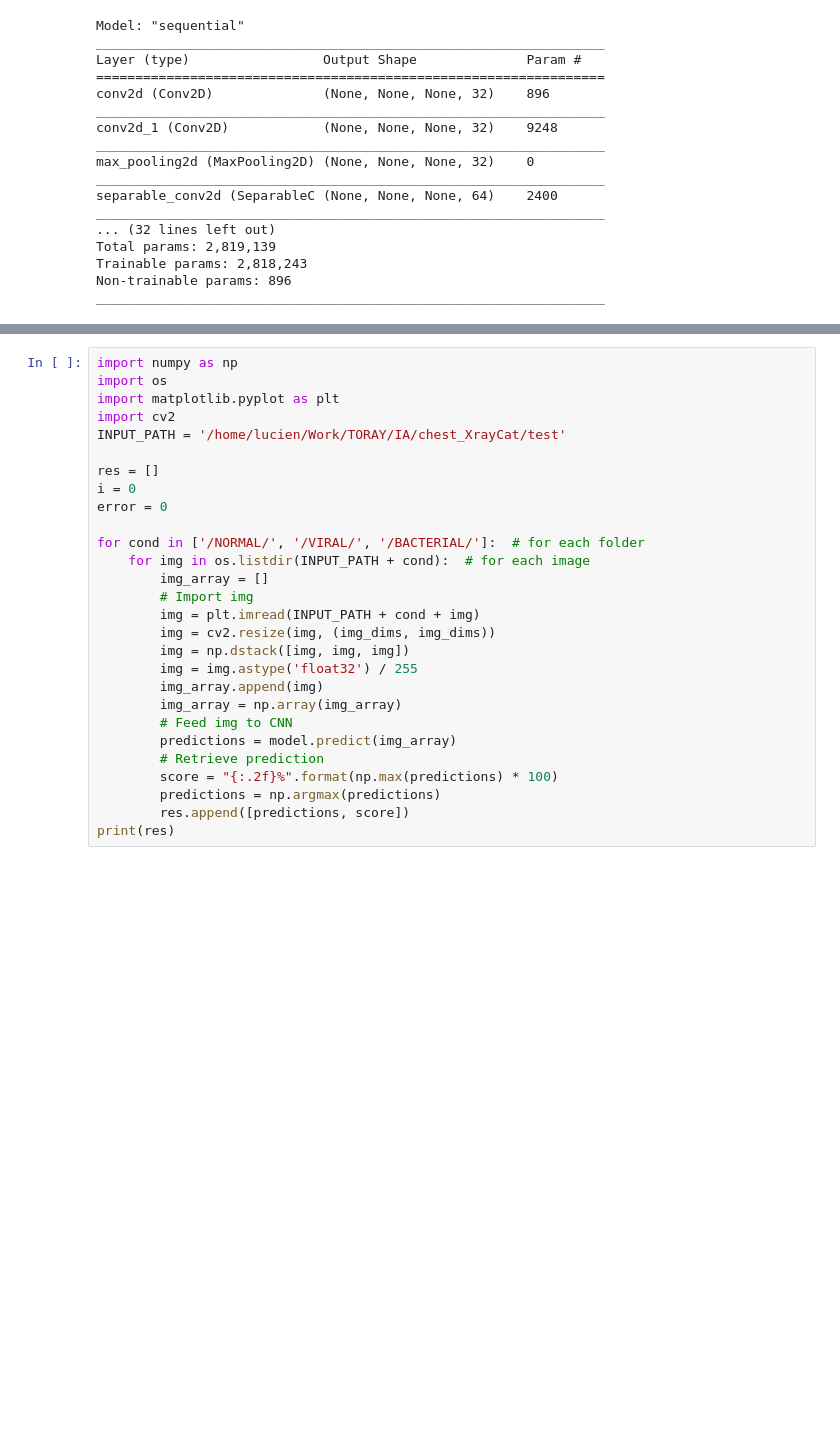
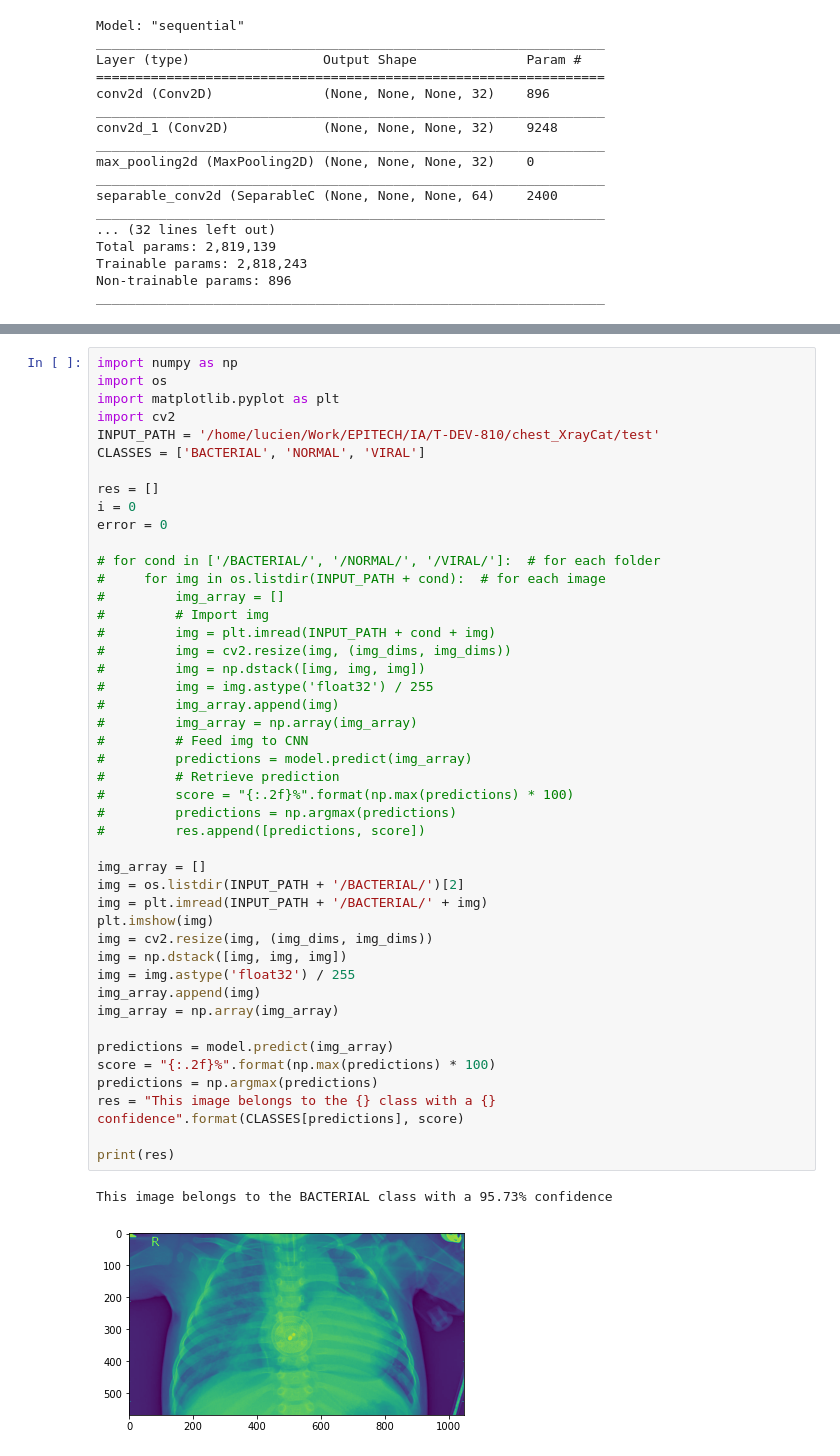
Before and after one commit to LuluLaGlue/CNN_Pneumonia, a Jupyter notebook: multi_output.ipynb, the cells around one changed output, grey strips where cells are left out. Drawn from its saved outputs; the diff is of its cells as text; blank space fills up the shorter version.

```diff
--- a/multi_output.ipynb
+++ b/multi_output.ipynb
@@ -214,28 +203,48 @@ print('Train acc: {}'.format(np.round((hist.history['accuracy'][-1])*100, 2)))
 # %%
 import numpy as np
 import os
 import matplotlib.pyplot as plt
 import cv2
-INPUT_PATH = '/home/lucien/Work/TORAY/IA/chest_XrayCat/test'
+INPUT_PATH = '/home/lucien/Work/EPITECH/IA/T-DEV-810/chest_XrayCat/test'
+CLASSES = ['BACTERIAL', 'NORMAL', 'VIRAL']
 
 res = []
 i = 0
 error = 0
 
-for cond in ['/NORMAL/', '/VIRAL/', '/BACTERIAL/']:  # for each folder
-    for img in os.listdir(INPUT_PATH + cond):  # for each image
-        img_array = []
-        # Import img
-        img = plt.imread(INPUT_PATH + cond + img)
-        img = cv2.resize(img, (img_dims, img_dims))
-        img = np.dstack([img, img, img])
-        img = img.astype('float32') / 255
-        img_array.append(img)
-        img_array = np.array(img_array)
-        # Feed img to CNN
-        predictions = model.predict(img_array)
-        # Retrieve prediction
-        score = "{:.2f}%".format(np.max(predictions) * 100)
-        predictions = np.argmax(predictions)
-        res.append([predictions, score])
+# for cond in ['/BACTERIAL/', '/NORMAL/', '/VIRAL/']:  # for each folder
+#     for img in os.listdir(INPUT_PATH + cond):  # for each image
+#         img_array = []
+#         # Import img
+#         img = plt.imread(INPUT_PATH + cond + img)
+#         img = cv2.resize(img, (img_dims, img_dims))
+#         img = np.dstack([img, img, img])
+#         img = img.astype('float32') / 255
+#         img_array.append(img)
+#         img_array = np.array(img_array)
+#         # Feed img to CNN
+#         predictions = model.predict(img_array)
+#         # Retrieve prediction
+#         score = "{:.2f}%".format(np.max(predictions) * 100)
+#         predictions = np.argmax(predictions)
+#         res.append([predictions, score])
+
+img_array = []
+img = os.listdir(INPUT_PATH + '/BACTERIAL/')[2]
+img = plt.imread(INPUT_PATH + '/BACTERIAL/' + img)
+plt.imshow(img)
+img = cv2.resize(img, (img_dims, img_dims))
+img = np.dstack([img, img, img])
+img = img.astype('float32') / 255
+img_array.append(img)
+img_array = np.array(img_array)
+
+predictions = model.predict(img_array)
+score = "{:.2f}%".format(np.max(predictions) * 100)
+predictions = np.argmax(predictions)
+res = "This image belongs to the {} class with a {} confidence".format(CLASSES[predictions], score)
+
 print(res)
+# %% [output]
+This image belongs to the BACTERIAL class with a 95.73% confidence
+[figure, added]
```
Also changed, not shown: parts of 6 cells of this notebook, 21 other files.
